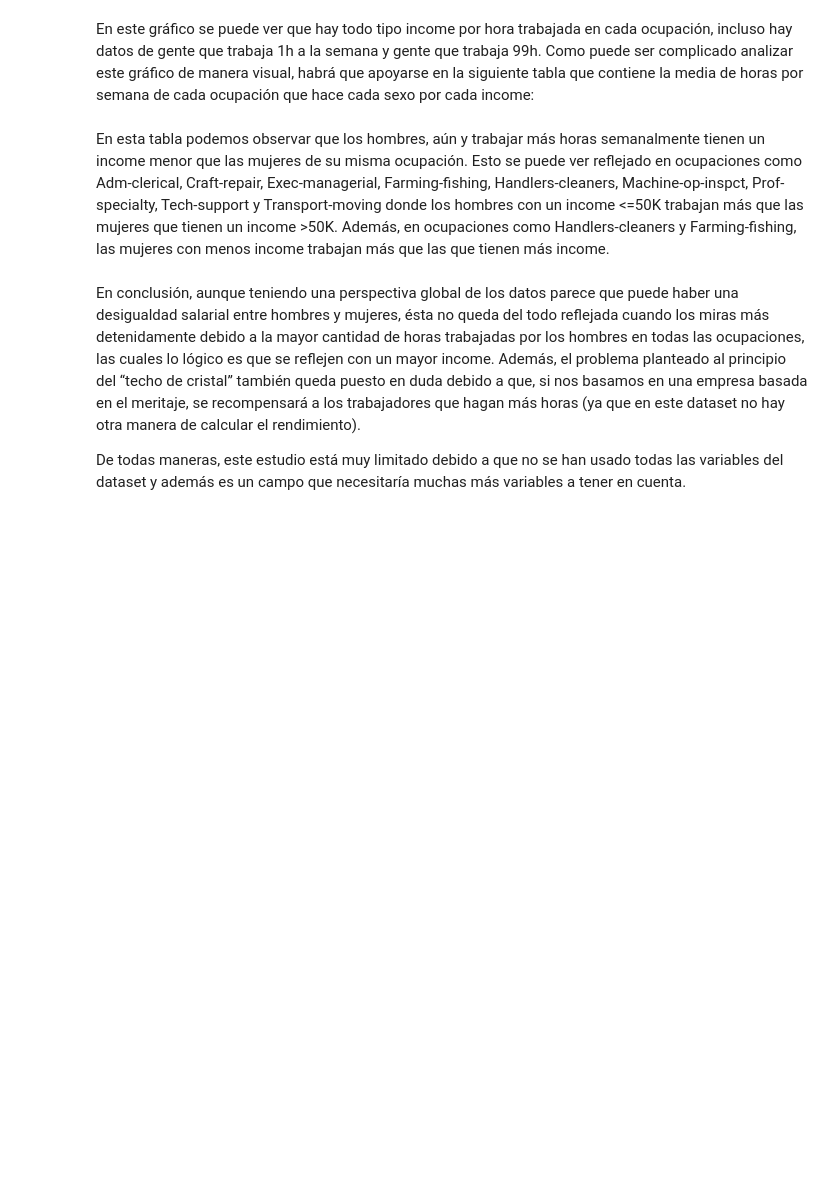
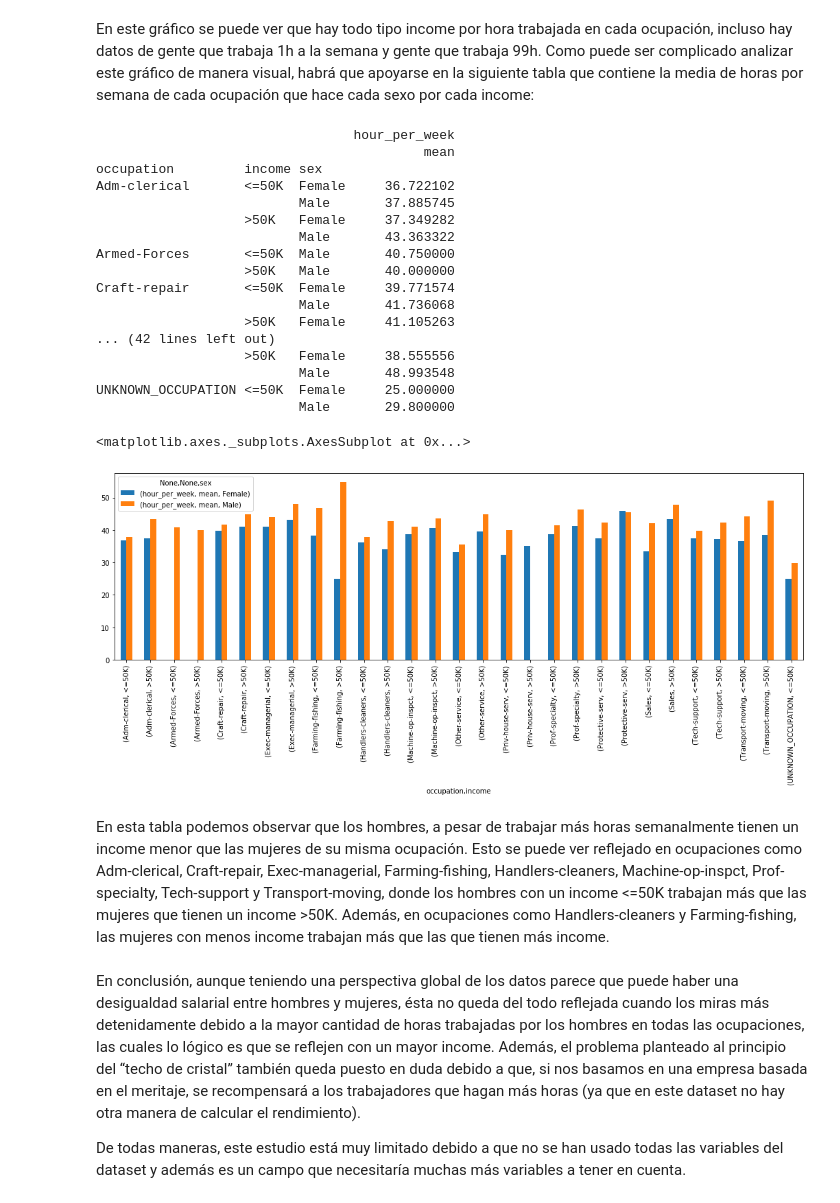
Before and after one commit to VictorColome/UOC-TCVD-PRA2, a Jupyter notebook: victor_carlos_PRA2.ipynb, the cells around one changed output. Cells and saved outputs as stored; diff of their text form; code cells hidden in the pictures; blank space fills up the shorter version.

```diff
--- a/victor_carlos_PRA2.ipynb
+++ b/victor_carlos_PRA2.ipynb
@@ -206,11 +296,44 @@ En este gráfico se puede ver que hay todo tipo income por hora trabajada en cad
 que trabaja 1h a la semana y gente que trabaja 99h. Como puede ser complicado analizar este gráfico de manera visual,
 habrá que apoyarse en la siguiente tabla que contiene la media de horas por semana de cada ocupación que hace cada
 sexo por cada income:
+# %%
+#grouped_multiple = df.groupby(['sex', 'occupation', 'income']).agg({'hour_per_week': ['mean']})
+#print(grouped_multiple)
+#grouped_multiple.unstack(fill_value=0).plot.bar(figsize=(18,5))
+#pd.crosstab(df['sex'],df['occupation']).plot.bar()
+
+#grouped_multiple = df.groupby(['occupation', 'sex', 'income']).agg({'hour_per_week': ['mean']})
+#print(grouped_multiple)
+#grouped_multiple.unstack(fill_value=0).plot.bar(figsize=(18,5), stacked=True)
+
+grouped_multiple = df.groupby(['occupation', 'income', 'sex']).agg({'hour_per_week': ['mean']})
+print(grouped_multiple)
+grouped_multiple.unstack(fill_value=0).plot.bar(figsize=(18,5))
+# %% [output]
+                                 hour_per_week
+                                          mean
+occupation         income sex
+Adm-clerical       <=50K  Female     36.722102
+                          Male       37.885745
+                   >50K   Female     37.349282
+                          Male       43.363322
+Armed-Forces       <=50K  Male       40.750000
+                   >50K   Male       40.000000
+Craft-repair       <=50K  Female     39.771574
+                          Male       41.736068
+                   >50K   Female     41.105263
+... (42 lines left out)
+                   >50K   Female     38.555556
+                          Male       48.993548
+UNKNOWN_OCCUPATION <=50K  Female     25.000000
+                          Male       29.800000
+<matplotlib.axes._subplots.AxesSubplot at 0x...>
+[figure, added]
 # %% [markdown]
-En esta tabla podemos observar que los hombres, aún y trabajar más horas semanalmente tienen un income menor que las
+En esta tabla podemos observar que los hombres, a pesar de trabajar más horas semanalmente tienen un income menor que las
 mujeres de su misma ocupación. Esto se puede ver reflejado en ocupaciones como Adm-clerical, Craft-repair,
 Exec-managerial, Farming-fishing, Handlers-cleaners, Machine-op-inspct, Prof-specialty, Tech-support y
-Transport-moving donde los hombres con un income <=50K trabajan más que las mujeres que tienen un income >50K.
+Transport-moving, donde los hombres con un income <=50K trabajan más que las mujeres que tienen un income >50K.
 Además, en ocupaciones como Handlers-cleaners y Farming-fishing, las mujeres con menos income trabajan más que las
 que tienen más income.
 # %% [markdown]
```
Also changed, not shown: parts of 21 cells of this notebook, 1 other file.
